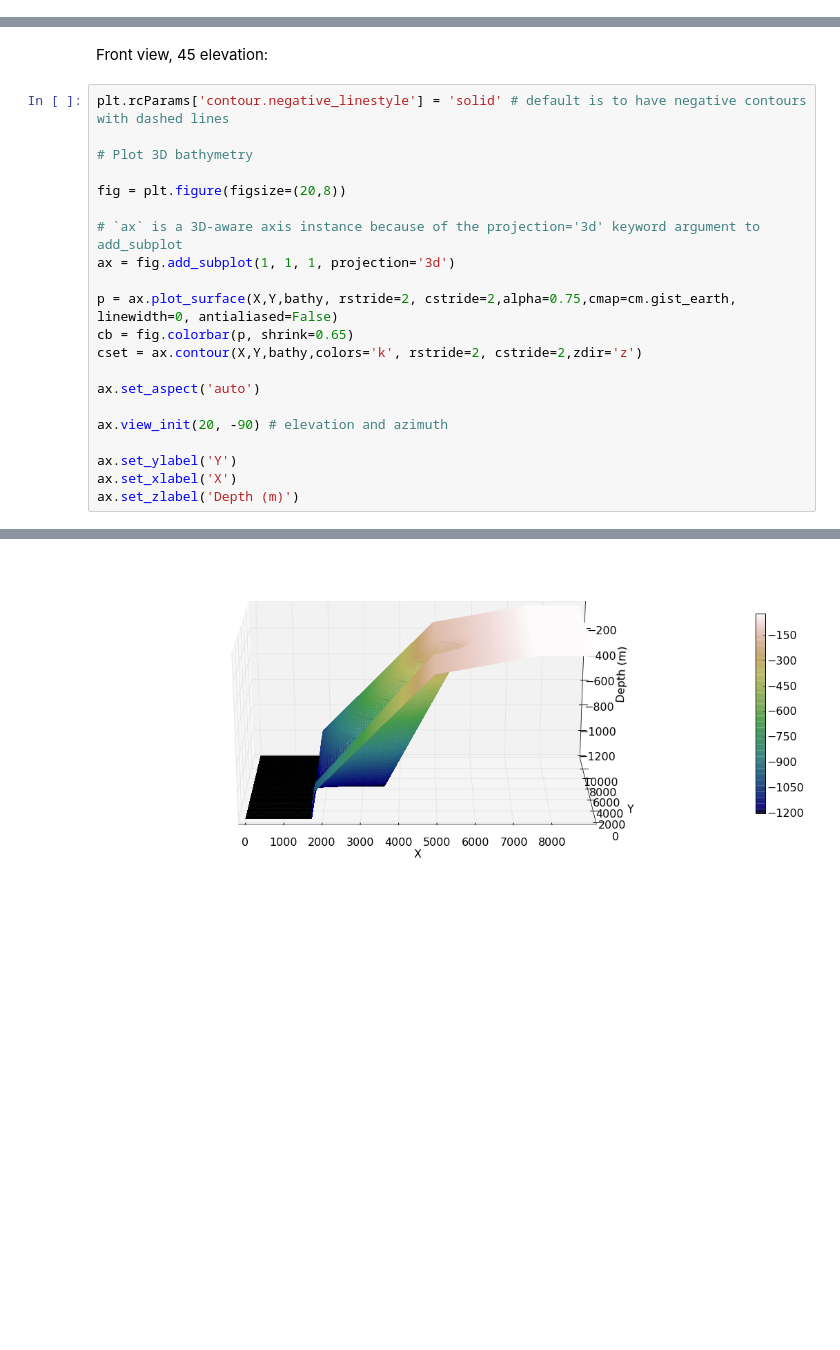
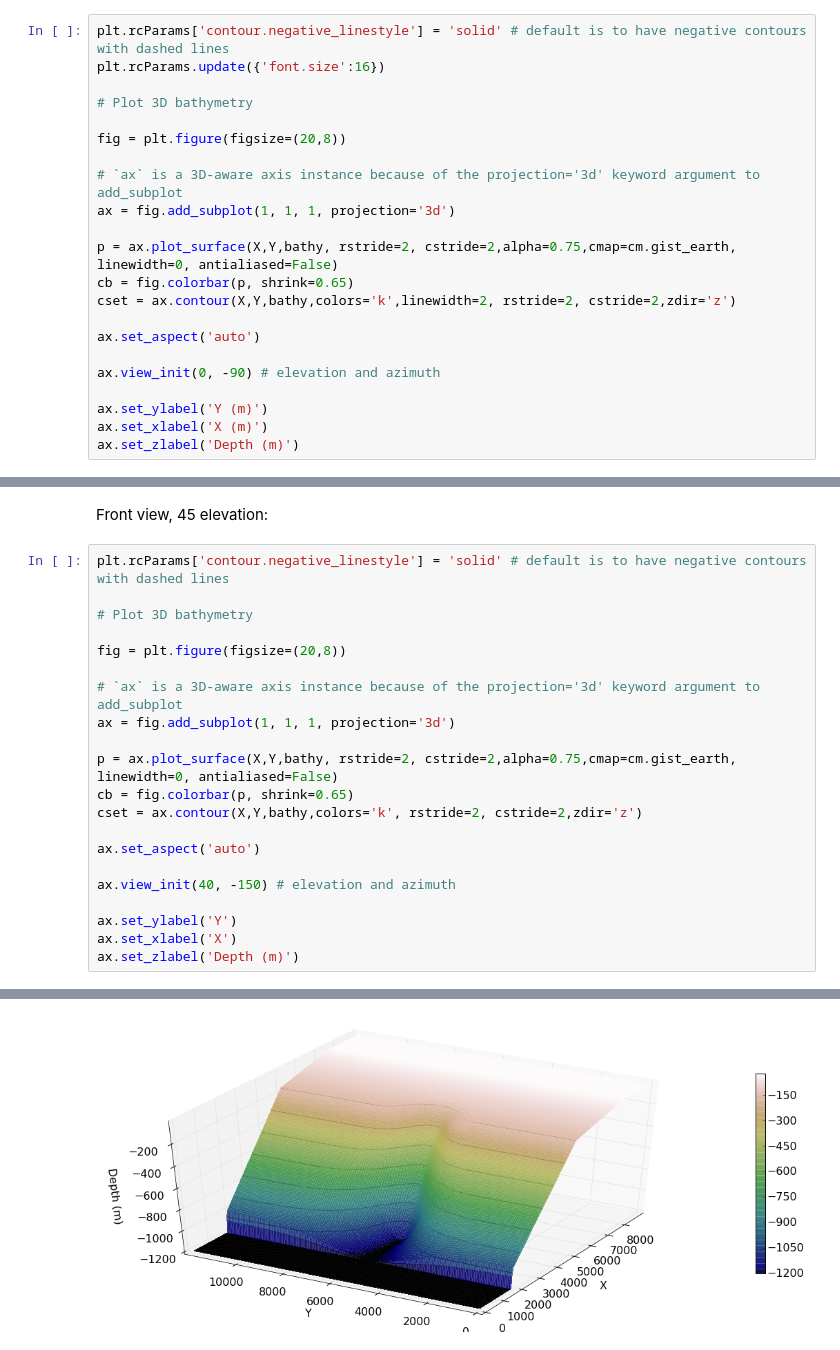
Before and after one commit to UBC-MOAD/buildcanyon, a Jupyter notebook: Bathymetry/3DBathymetryBarkleylike.ipynb, the cells around one changed output, grey strips where cells are left out. Drawn from its saved outputs; the diff is of its cells as text; blank space fills up the shorter version.

```diff
--- a/Bathymetry/3DBathymetryBarkleylike.ipynb
+++ b/Bathymetry/3DBathymetryBarkleylike.ipynb
@@ -70,3 +70,25 @@ ax.set_zlabel('Depth (m)')
 # %% [output]
 <matplotlib.text.Text at 0x...>
 [figure]
+# %%
+plt.rcParams['contour.negative_linestyle'] = 'solid' # default is to have negative contours with dashed lines
+plt.rcParams.update({'font.size':16})
+
+# Plot 3D bathymetry
+
+fig = plt.figure(figsize=(20,8))
+
+# `ax` is a 3D-aware axis instance because of the projection='3d' keyword argument to add_subplot
+ax = fig.add_subplot(1, 1, 1, projection='3d')
+
+p = ax.plot_surface(X,Y,bathy, rstride=2, cstride=2,alpha=0.75,cmap=cm.gist_earth, linewidth=0, antialiased=False)
+cb = fig.colorbar(p, shrink=0.65)
+cset = ax.contour(X,Y,bathy,colors='k',linewidth=2, rstride=2, cstride=2,zdir='z')
+
+ax.set_aspect('auto')
+
+ax.view_init(0, -90) # elevation and azimuth
+
+ax.set_ylabel('Y (m)')
+ax.set_xlabel('X (m)')
+ax.set_zlabel('Depth (m)')
@@ -75,24 +100,24 @@ Front view, 45 elevation:
 # %%
 plt.rcParams['contour.negative_linestyle'] = 'solid' # default is to have negative contours with dashed lines
 
 # Plot 3D bathymetry
 
 fig = plt.figure(figsize=(20,8))
 
 # `ax` is a 3D-aware axis instance because of the projection='3d' keyword argument to add_subplot
 ax = fig.add_subplot(1, 1, 1, projection='3d')
 
 p = ax.plot_surface(X,Y,bathy, rstride=2, cstride=2,alpha=0.75,cmap=cm.gist_earth, linewidth=0, antialiased=False)
 cb = fig.colorbar(p, shrink=0.65)
 cset = ax.contour(X,Y,bathy,colors='k', rstride=2, cstride=2,zdir='z')
 
 ax.set_aspect('auto')
 
-ax.view_init(20, -90) # elevation and azimuth
+ax.view_init(40, -150) # elevation and azimuth
 
 ax.set_ylabel('Y')
 ax.set_xlabel('X')
 ax.set_zlabel('Depth (m)')
 # %% [output]
 <matplotlib.text.Text at 0x...>
-[figure, old version]
+[figure, new version]
```
Also changed, not shown: parts of 1 cell of this notebook, 2 other files.
